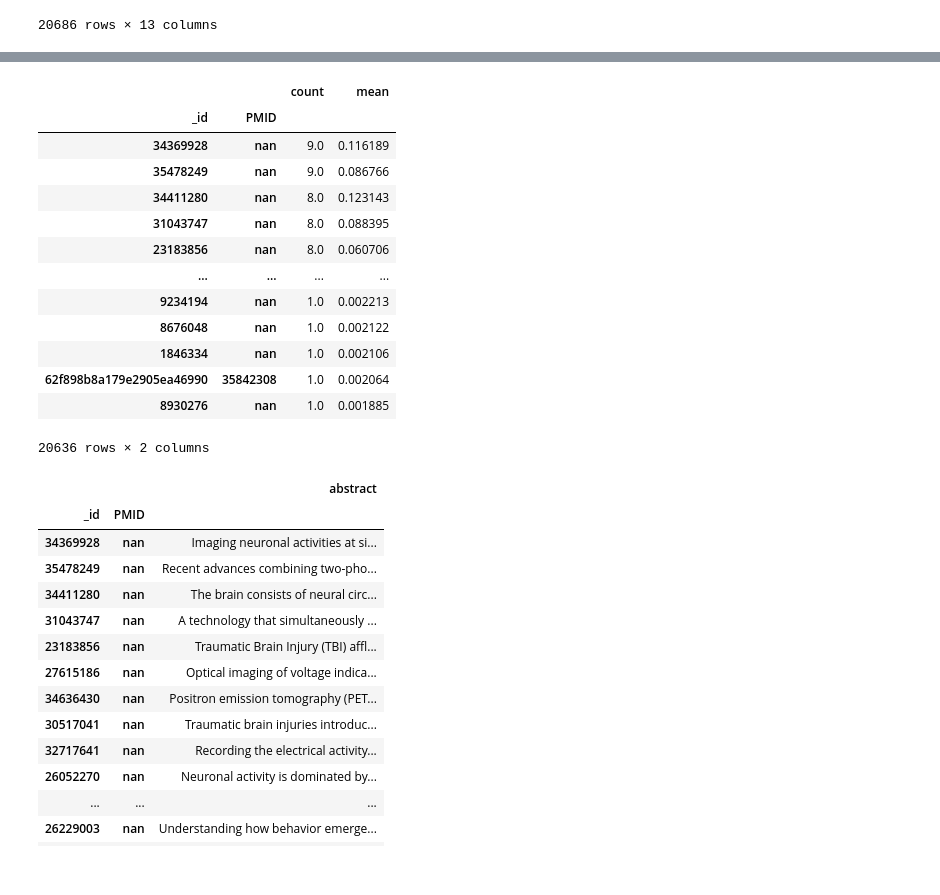
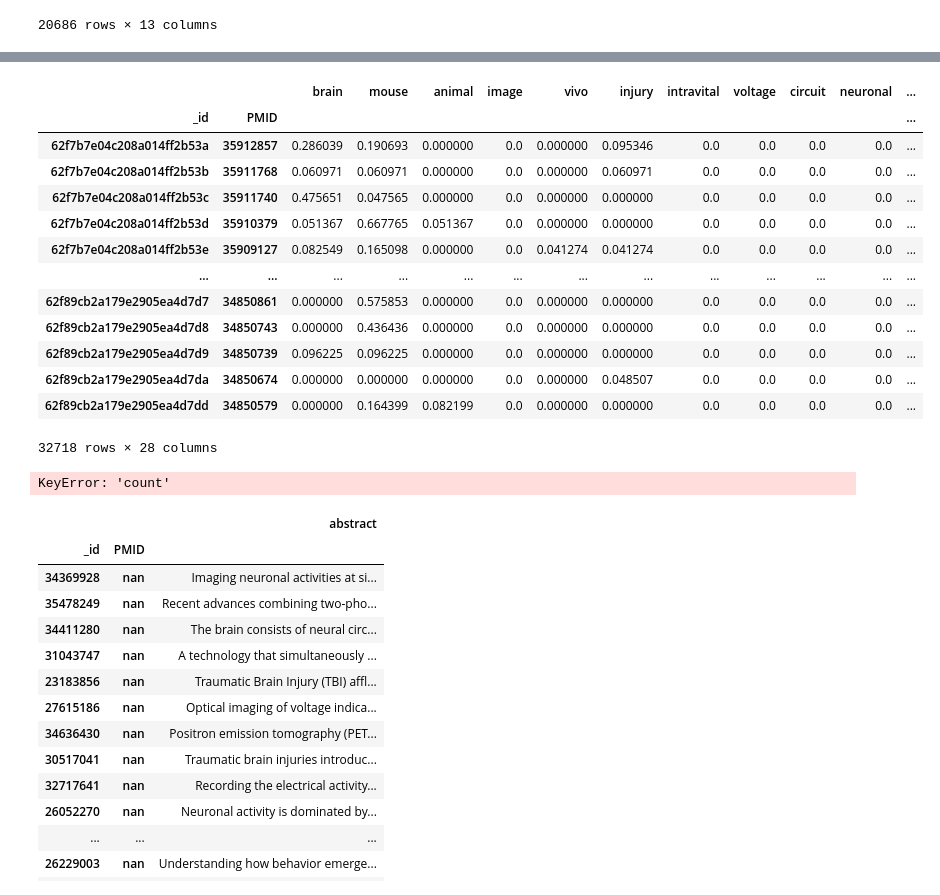
Before and after one commit to PatrickWestermann/DeepSearch, a Jupyter notebook: notebooks/lm_nlp_average_frequency_01.ipynb, the cells around one changed output, grey strips where cells are left out. Cells and saved outputs as stored; diff of their text form; code cells hidden in the pictures.

```diff
--- a/notebooks/lm_nlp_average_frequency_01.ipynb
+++ b/notebooks/lm_nlp_average_frequency_01.ipynb
@@ -137,6 +193,7 @@ df_1_1
 # %%
 columns = df_1_1.columns
 
+length_words = df_1_1.shape[1]
 
 for index, row in df_1_1.iterrows():
 
@@ -156,31 +254,31 @@ for index, row in df_1_1.iterrows():
+# %%
+
+df_1_1['mean'] = (df_1_1[list(columns)].sum(axis=1)) / length_words
+# %%
+df_1_1['count'] = df_1_1.iloc[: , length_words:-1].sum(axis=1)
+# %%
+df_1_1
+# %% [output]
+|  |  | brain | mouse | animal | image | vivo | injury | intravital | voltage | circuit | neuronal | ... |
+| _id | PMID |  |  |  |  |  |  |  |  |  |  | ... |
+| 62f7b7e04c208a014ff2b53a | 35912857 | 0.286039 | 0.190693 | 0.000000 | 0.0 | 0.000000 | 0.095346 | 0.0 | 0.0 | 0.0 | 0.0 | ... |
+| 62f7b7e04c208a014ff2b53b | 35911768 | 0.060971 | 0.060971 | 0.000000 | 0.0 | 0.000000 | 0.060971 | 0.0 | 0.0 | 0.0 | 0.0 | ... |
+| 62f7b7e04c208a014ff2b53c | 35911740 | 0.475651 | 0.047565 | 0.000000 | 0.0 | 0.000000 | 0.000000 | 0.0 | 0.0 | 0.0 | 0.0 | ... |
+| 62f7b7e04c208a014ff2b53d | 35910379 | 0.051367 | 0.667765 | 0.051367 | 0.0 | 0.000000 | 0.000000 | 0.0 | 0.0 | 0.0 | 0.0 | ... |
+| 62f7b7e04c208a014ff2b53e | 35909127 | 0.082549 | 0.165098 | 0.000000 | 0.0 | 0.041274 | 0.041274 | 0.0 | 0.0 | 0.0 | 0.0 | ... |
+| ... | ... | ... | ... | ... | ... | ... | ... | ... | ... | ... | ... | ... |
+| 62f89cb2a179e2905ea4d7d7 | 34850861 | 0.000000 | 0.575853 | 0.000000 | 0.0 | 0.000000 | 0.000000 | 0.0 | 0.0 | 0.0 | 0.0 | ... |
+| 62f89cb2a179e2905ea4d7d8 | 34850743 | 0.000000 | 0.436436 | 0.000000 | 0.0 | 0.000000 | 0.000000 | 0.0 | 0.0 | 0.0 | 0.0 | ... |
+| 62f89cb2a179e2905ea4d7d9 | 34850739 | 0.096225 | 0.096225 | 0.000000 | 0.0 | 0.000000 | 0.000000 | 0.0 | 0.0 | 0.0 | 0.0 | ... |
+| 62f89cb2a179e2905ea4d7da | 34850674 | 0.000000 | 0.000000 | 0.000000 | 0.0 | 0.000000 | 0.048507 | 0.0 | 0.0 | 0.0 | 0.0 | ... |
+| 62f89cb2a179e2905ea4d7dd | 34850579 | 0.000000 | 0.164399 | 0.082199 | 0.0 | 0.000000 | 0.000000 | 0.0 | 0.0 | 0.0 | 0.0 | ... |
+32718 rows × 28 columns
 # %%
-df_1_1['mean'] = (df_1_1['brain'] + df_1_1['mouse'] + df_1_1['image'] + df_1_1['animal'] + df_1_1['vivo'] + df_1_1['injury'] + df_1_1['intravital']
-                + df_1_1['voltage'] + df_1_1['circuit']+ df_1_1['neuronal']+ df_1_1['multiphoton']+ df_1_1['optogenetics']) / 11
-
-df_1_1['count'] = (df_1_1['brain_count'] + df_1_1['mouse_count'] + df_1_1['image_count'] + df_1_1['animal_count'] + df_1_1['vivo_count'] + df_1_1['injury_count'] + df_1_1['intravital_count']
-                + df_1_1['voltage_count'] + df_1_1['circuit_count']+ df_1_1['neuronal_count']+ df_1_1['multiphoton_count']+ df_1_1['optogenetics_count'])
-
-
-#df_1_1_must_words = df_1_1_not_null.query('brain > 0').query('mouse > 0').query('image > 0')
-
 df_rank = df_1_1.sort_values(by=['count','mean'],ascending=False)[['count','mean']]
 df_rank = df_rank.loc[~(df_rank==0).all(axis=1)]
 df_rank
 # %% [output]
-|  |  | count | mean |
-| _id | PMID |  |  |
-| 34369928 | nan | 9.0 | 0.116189 |
-| 35478249 | nan | 9.0 | 0.086766 |
-| 34411280 | nan | 8.0 | 0.123143 |
-| 31043747 | nan | 8.0 | 0.088395 |
-| 23183856 | nan | 8.0 | 0.060706 |
-| ... | ... | ... | ... |
-| 9234194 | nan | 1.0 | 0.002213 |
-| 8676048 | nan | 1.0 | 0.002122 |
-| 1846334 | nan | 1.0 | 0.002106 |
-| 62f898b8a179e2905ea46990 | 35842308 | 1.0 | 0.002064 |
-| 8930276 | nan | 1.0 | 0.001885 |
-20636 rows × 2 columns
+KeyError: 'count'
 # %%
 df.loc[list(df_rank.index)][['abstract']].head(50)
 # %% [output]
```
Also changed, not shown: parts of 13 cells of this notebook, 1 other file.
